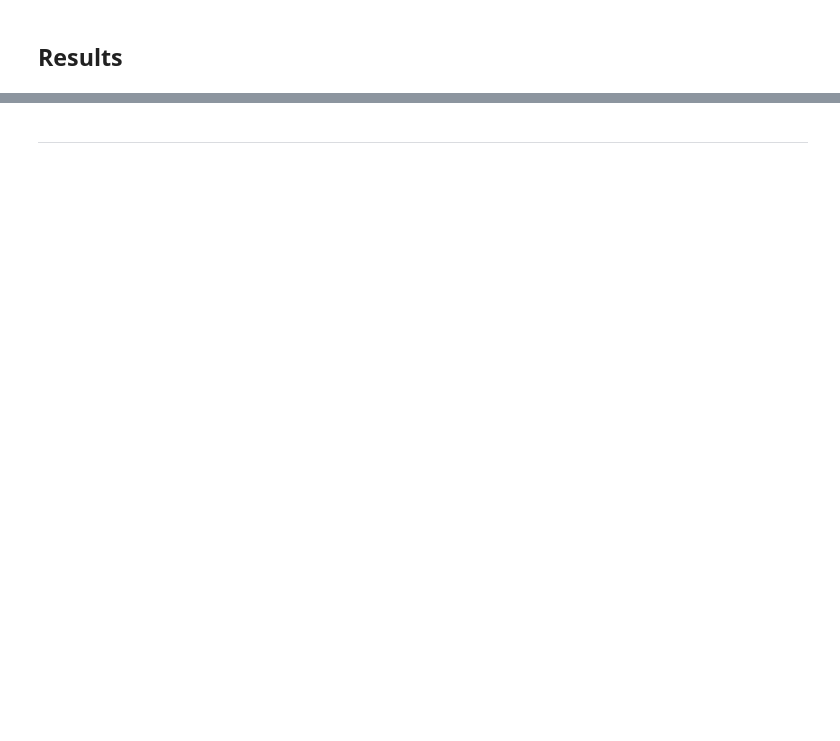
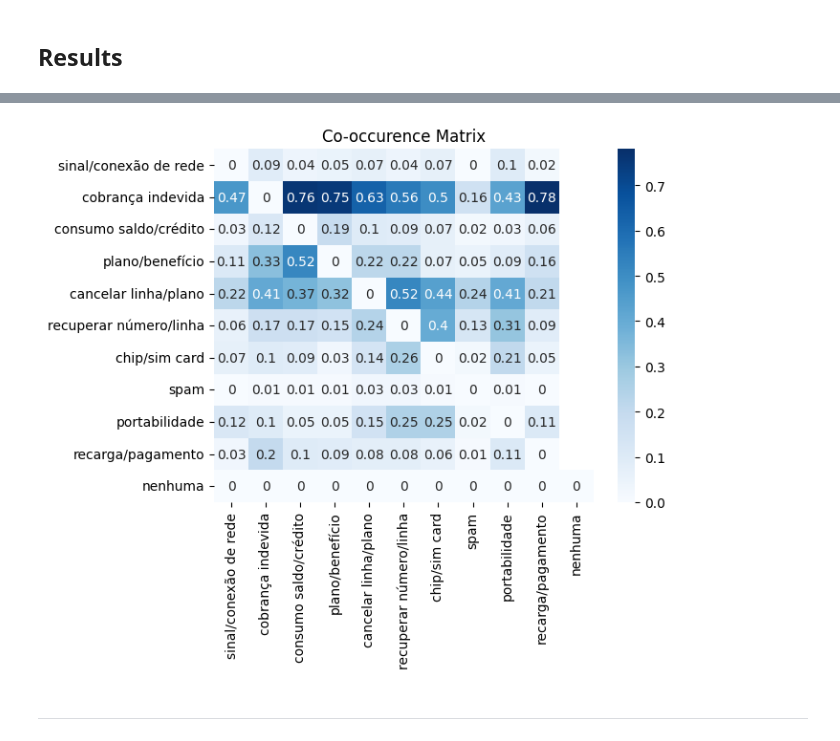
Before and after one commit to rdemarqui/llm_complaint_management, a Jupyter notebook: 02. LLM_analysis.ipynb, the cells around one changed output, grey strips where cells are left out. Cells and saved outputs as stored; diff of their text form; code cells hidden in the pictures; blank space fills up the shorter version.

```diff
--- a/02. LLM_analysis.ipynb
+++ b/02. LLM_analysis.ipynb
@@ -317,2 +315,10 @@ string_resultante
+# %%
+# Calculate co-ocorrence matrix
+cooc_matrix = round(df_class.T.dot(df_class) / class_qty, 2)
+np.fill_diagonal(cooc_matrix.values, 0)
+sns.heatmap(cooc_matrix, annot=True, cmap='Blues')
+plt.title('Co-occurence Matrix');
+# %% [output]
+[figure, added]
 # %% [markdown]
 ---
```
Also changed, not shown: parts of 17 cells of this notebook.
